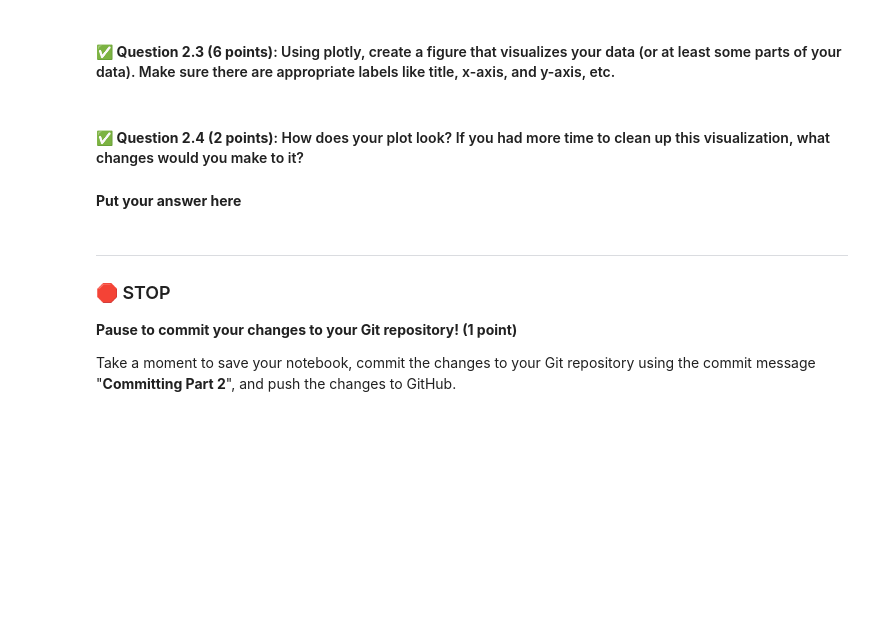
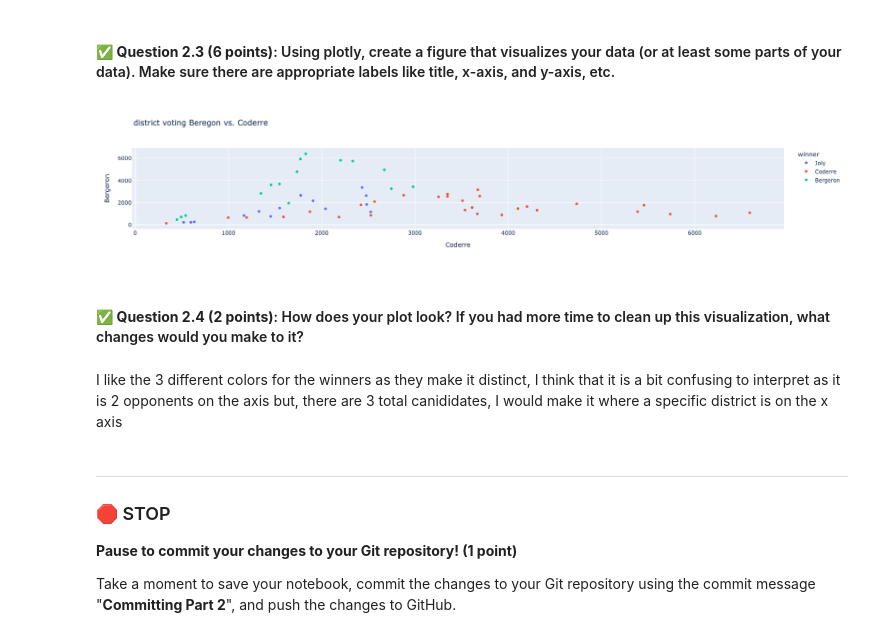
Before and after one commit to aidank247/CMSE202-s25-turnin, a Jupyter notebook: CMSE202-Midterm-Section002-STUDENT.ipynb, the cells around one changed output. Saved outputs shown, nothing was run; the diff lists cells and outputs as text; code cells hidden in the pictures; blank space fills up the shorter version.

```diff
--- a/CMSE202-Midterm-Section002-STUDENT.ipynb
+++ b/CMSE202-Midterm-Section002-STUDENT.ipynb
@@ -173,10 +193,21 @@ Let's install and use the plotly package
 #### &#9989; **Question 2.3 (6 points)**: Using plotly, create a figure that visualizes your data (or at least some parts of your data). Make sure there are appropriate labels like title, x-axis, and y-axis, etc.
 # %%
 # Put your code here
+import plotly.express as px
+
+
+df = px.data.election()
+
+fig = px.scatter(df,title="Beregon vs. Coderre in Mile End", x="Coderre", y="Bergeron", color="winner")
+
+
+fig.show()
+# %% [output]
+[figure, added]
 # %% [markdown]
 #### &#9989; **Question 2.4 (2 points)**: How does your plot look? If you had more time to clean up this visualization, what changes would you make to it?
 # %% [markdown]
-**Put your answer here**
+I like the 3 different colors for the winners as they make it distinct, I think that it is a bit confusing to interpret as it is 2 opponents on the axis but, there are 3 total canididates, I would make it where a specific district is on the x axis
 # %% [markdown]
 ---
 ### &#128721; STOP
```
Also changed, not shown: parts of 4 cells of this notebook.
